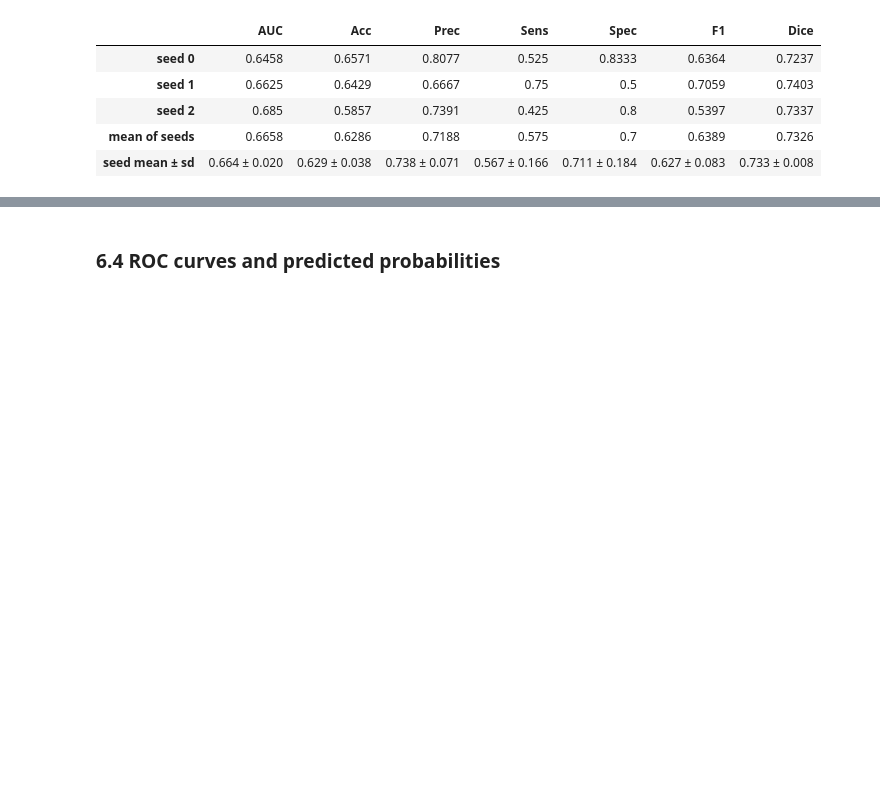
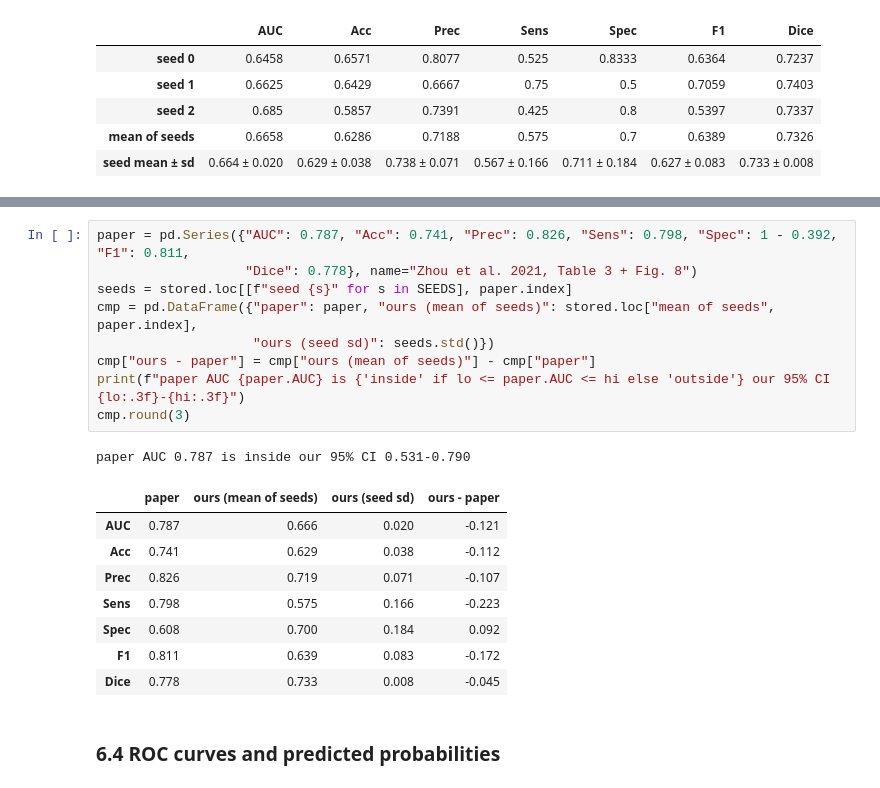
Before and after one commit to mralinp/abus-classification, a Jupyter notebook: notebooks/3-zhou2021.ipynb, the cells around one changed output, grey strips where cells are left out. Drawn from its saved outputs; the diff is of its cells as text; blank space fills up the shorter version.

```diff
--- a/notebooks/3-zhou2021.ipynb
+++ b/notebooks/3-zhou2021.ipynb
@@ -432,3 +416,22 @@ cmp.round(4)
+# %%
+paper = pd.Series({"AUC": 0.787, "Acc": 0.741, "Prec": 0.826, "Sens": 0.798, "Spec": 1 - 0.392, "F1": 0.811,
+                   "Dice": 0.778}, name="Zhou et al. 2021, Table 3 + Fig. 8")
+seeds = stored.loc[[f"seed {s}" for s in SEEDS], paper.index]
+cmp = pd.DataFrame({"paper": paper, "ours (mean of seeds)": stored.loc["mean of seeds", paper.index],
+                    "ours (seed sd)": seeds.std()})
+cmp["ours - paper"] = cmp["ours (mean of seeds)"] - cmp["paper"]
+print(f"paper AUC {paper.AUC} is {'inside' if lo <= paper.AUC <= hi else 'outside'} our 95% CI {lo:.3f}-{hi:.3f}")
+cmp.round(3)
+# %% [output]
+paper AUC 0.787 is inside our 95% CI 0.531-0.790
+|  | paper | ours (mean of seeds) | ours (seed sd) | ours - paper |
+| AUC | 0.787 | 0.666 | 0.020 | -0.121 |
+| Acc | 0.741 | 0.629 | 0.038 | -0.112 |
+| Prec | 0.826 | 0.719 | 0.071 | -0.107 |
+| Sens | 0.798 | 0.575 | 0.166 | -0.223 |
+| Spec | 0.608 | 0.700 | 0.184 | 0.092 |
+| F1 | 0.811 | 0.639 | 0.083 | -0.172 |
+| Dice | 0.778 | 0.733 | 0.008 | -0.045 |
 # %% [markdown]
 ### 6.4 ROC curves and predicted probabilities
 # %%
```
Also changed, not shown: parts of 11 cells of this notebook, 7 other files.
